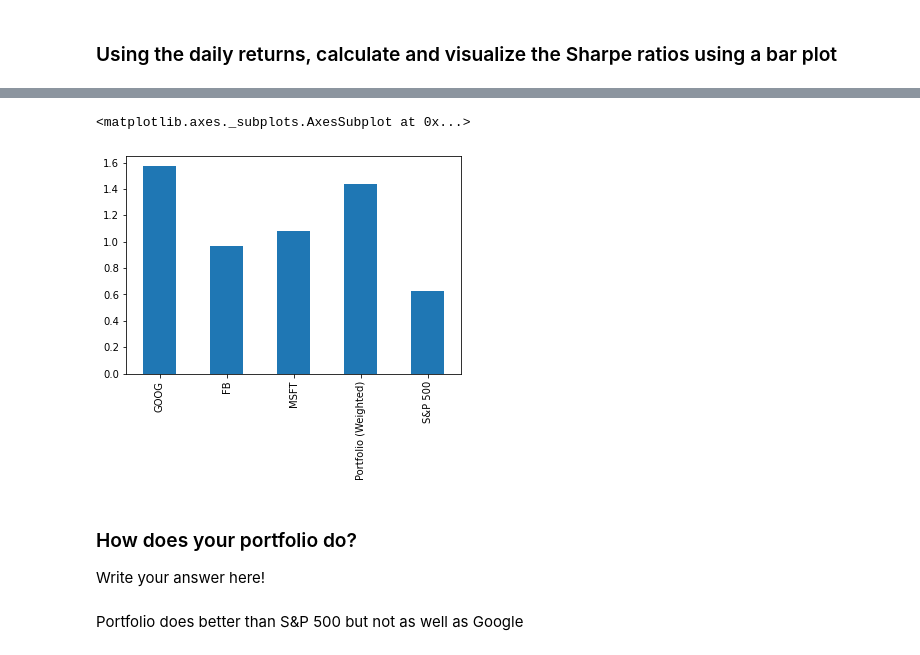
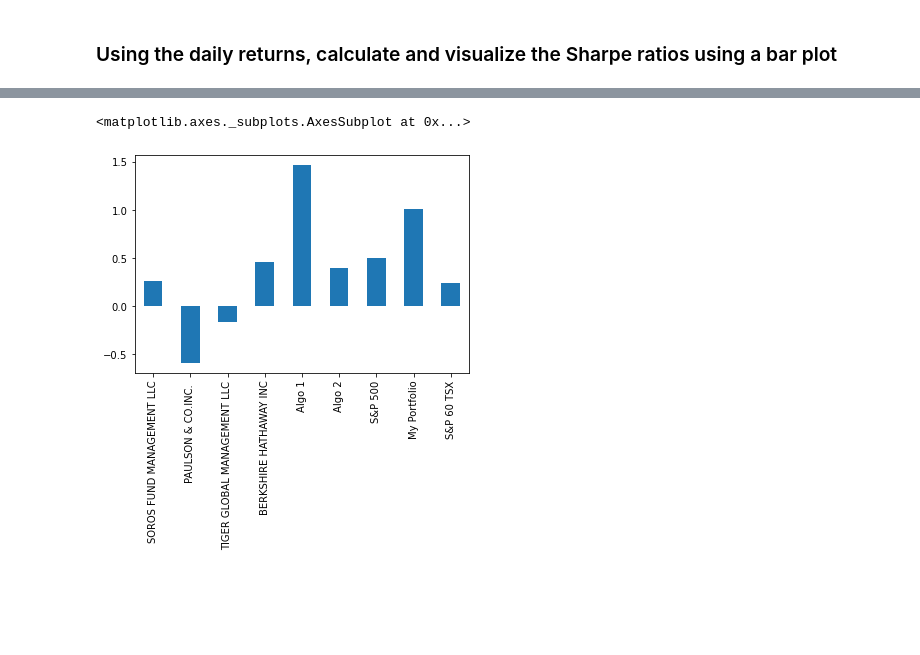
Before and after one commit to meowyen/hw4-whale-analysis, a Jupyter notebook: whale_analysis.ipynb, the cells around one changed output, grey strips where cells are left out. Saved outputs shown, nothing was run; the diff lists cells and outputs as text; code cells hidden in the pictures; blank space fills up the shorter version.

```diff
--- a/whale_analysis.ipynb
+++ b/whale_analysis.ipynb
@@ -451,13 +458,10 @@ sp500_daily_returns.sample(10)
 weights = [1/3, 1/3, 1/3]
 
 # Calculate portfolio return
-weighted_returns = stocks_daily_returns.dot(weights)
+my_portfolio_returns = stocks_daily_returns.dot(weights)
+my_portfolio_returns.name = "My Portfolio"
 
 # Display sample data
-weighted_returns.sample(10)
-# weighted_returns.plot()
-
-# cumu_weighted_returns = (1 + weighted_returns).cumprod()
-# cumu_weighted_returns.plot()
+my_portfolio_returns.sample(10)
 # %% [output]
 Date
@@ -476,5 +480,5 @@ dtype: float64
 ## Join your portfolio returns to the DataFrame that contains all of the portfolio returns
 # %%
 # Join your returns DataFrame to the original returns DataFrame
-combined_returns = pd.concat([stocks_daily_returns, weighted_returns], axis="columns", join="inner")
-combined_returns.columns = ["GOOG", "FB", "MSFT", "Portfolio (Weighted)"]
+all_portfolio_returns = pd.concat([combined_returns_df, my_portfolio_returns, sp60tsx_daily_returns], axis="columns", join="inner")
+all_portfolio_returns.head()
@@ -481,3 +493,3 @@ combined_returns.columns = ["GOOG", "FB", "MSFT", "Portfolio (Weighted)"]
 # %%
 # Only compare dates where return data exists for all the stocks (drop NaNs)
-combined_returns = combined_returns.dropna()
+all_portfolio_returns = all_portfolio_returns.dropna()
@@ -547,5 +556,7 @@ portfolio_rolling60_beta.plot(figsize=(20,10))
 ### Using the daily returns, calculate and visualize the Sharpe ratios using a bar plot
 # %%
 # Calculate Annualized Sharpe Ratios
-portfolio_annualized_std = returns_with_sp500.std() * np.sqrt(252)
-portfolio_sharpe_ratios = ((returns_with_sp500.mean() * 252) - 0.0025) / portfolio_annualized_std
+all_annualized_std = all_portfolio_returns.std() * np.sqrt(252)
+all_sharpe_ratios = ((all_portfolio_returns.mean() * 252) - 0.0025) / all_annualized_std
+all_sharpe_ratios.sort_values(inplace=True)
+all_sharpe_ratios
@@ -552,12 +574,6 @@ portfolio_sharpe_ratios = ((returns_with_sp500.mean() * 252) - 0.0025) / portfol
 # %%
 # Visualize the sharpe ratios as a bar plot
-portfolio_sharpe_ratios.plot(kind="bar")
+all_sharpe_ratios.plot(kind="bar")
 # %% [output]
 <matplotlib.axes._subplots.AxesSubplot at 0x...>
-[figure, old version]
+[figure, new version]
-# %% [markdown]
-### How does your portfolio do?
-
-Write your answer here!
-# %% [markdown]
-Portfolio does better than S&P 500 but not as well as Google
```
Also changed, not shown: parts of 36 cells of this notebook, 5 other files.
